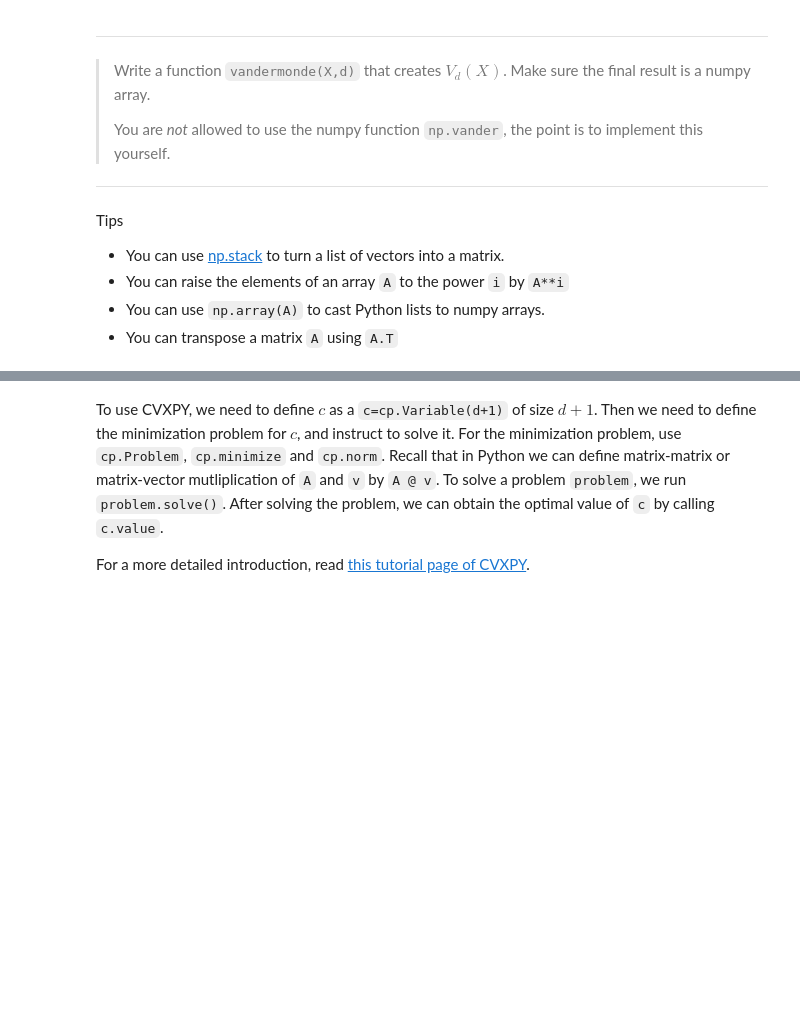
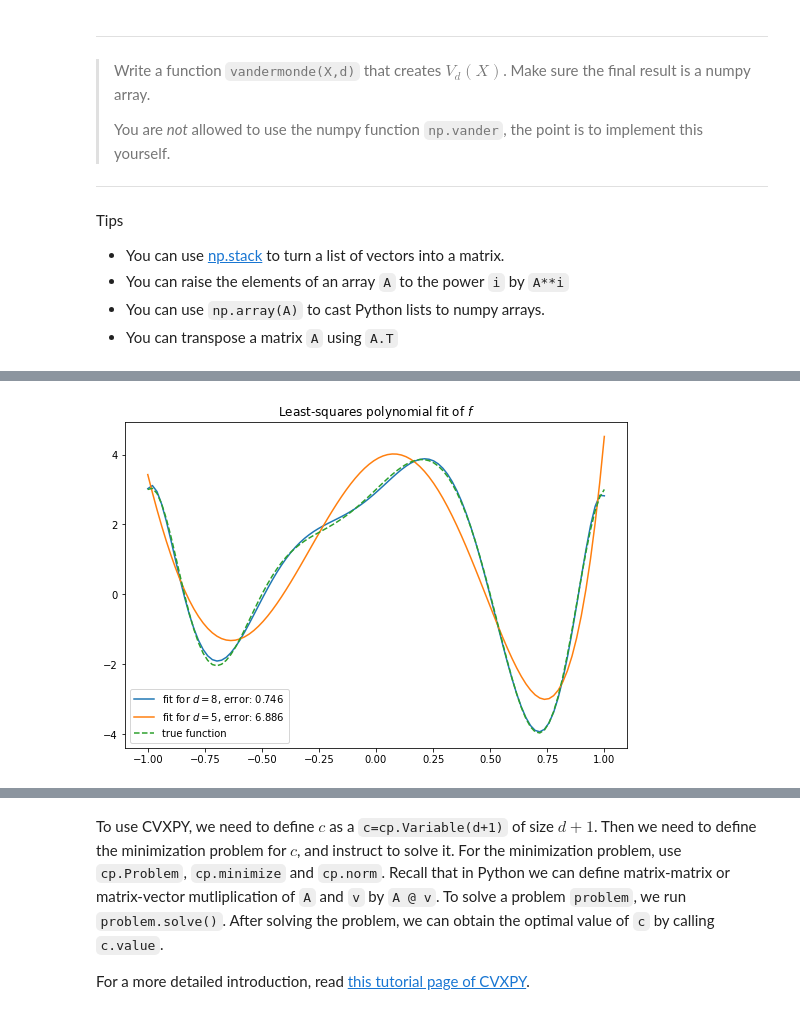
Before and after one commit to anhnguyendepocen/optimization-II-2021, a Jupyter notebook: notebooks/week3.ipynb, the cells around one changed output, grey strips where cells are left out. Saved outputs shown, nothing was run; the diff lists cells and outputs as text; code cells hidden in the pictures; blank space fills up the shorter version.

```diff
--- a/notebooks/week3.ipynb
+++ b/notebooks/week3.ipynb
@@ -74,8 +74,11 @@ Tips
 - You can transpose a matrix `A` using `A.T`
 # %%
 def vandermonde(X, d):
-    # YOUR CODE HERE
-    raise NotImplementedError()
+    columns = []
+    for i in range(d + 1):
+        columns.append(X ** i)
+    return np.stack(columns, axis=1)
+    # Alternative: return np.array(columns).T
 
 
 # Print the vandermonde array for X regularly sampled from -1 to 1
@@ -140,34 +158,37 @@ plt.plot(X, Y);
 # %%
 def pol_fit_lstsq(X, Y, d):
     # Read the instructions, because here it's important
     # that the solution is calculated in the right way!
     # Unfortunately it's hard to write tests that
     # check HOW a solution is computed.
 
-    # YOUR CODE HERE
-    raise NotImplementedError()
+    A = vandermonde(X, d)
+    c = np.linalg.lstsq(A, Y, rcond=-1)[0]
+    return c
 
 
 # Tests
 c5 = pol_fit_lstsq(X, Y, 5)
 c8 = pol_fit_lstsq(X, Y, 8)
 assert isinstance(c5, np.ndarray), "Make sure the result is a numpy array"
 assert c5.shape == (6,), "The shape of the result is wrong"
 assert c8.shape == (9,), "The shape of the result is wrong"
 
 Y_pred5 = apply_poly(X, c5)
 Y_pred8 = apply_poly(X, c8)
 error5 = np.linalg.norm(Y - Y_pred5)
 error8 = np.linalg.norm(Y - Y_pred8)
 
 plt.title("Least-squares polynomial fit of $f$")
 plt.plot(X, Y_pred8, "-", label=f"fit for $d=8$, error: {error8:.3f}")
 plt.plot(X, Y_pred5, "-", label=f"fit for $d=5$, error: {error5:.3f}")
 plt.plot(X, Y, "--", label="true function")
 plt.legend()
 
 assert np.abs(error5 - 6.88594) < 1e-4, "The error for d=5 is not correct"
 assert np.abs(error8 - 0.74568) < 1e-4, "The error for d=5 is not correct"
+# %% [output]
+[figure, added]
 # %%
 def pol_fit_qr(X, Y, d):
     # Read the instructions, because here it's important
```
Also changed, not shown: parts of 16 cells of this notebook.
